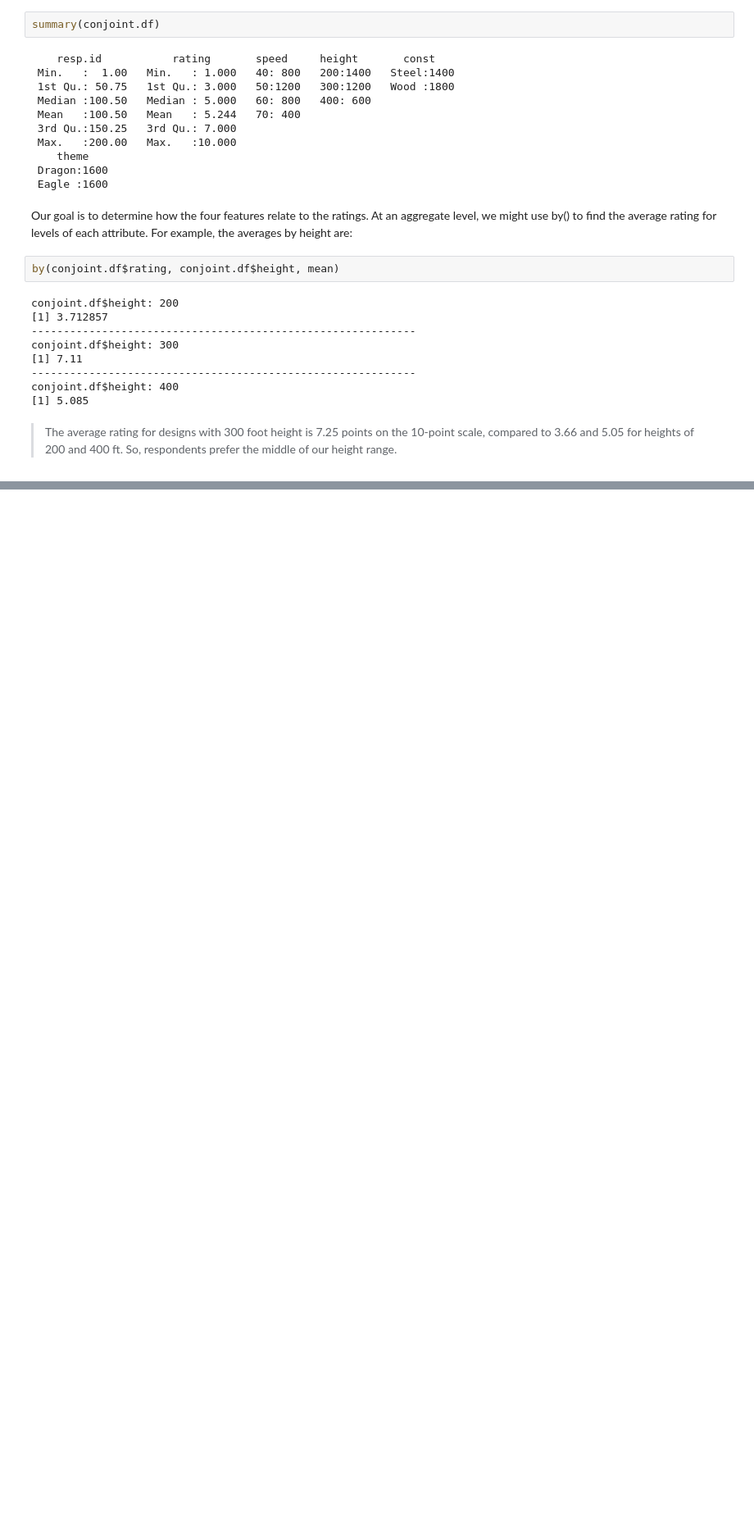
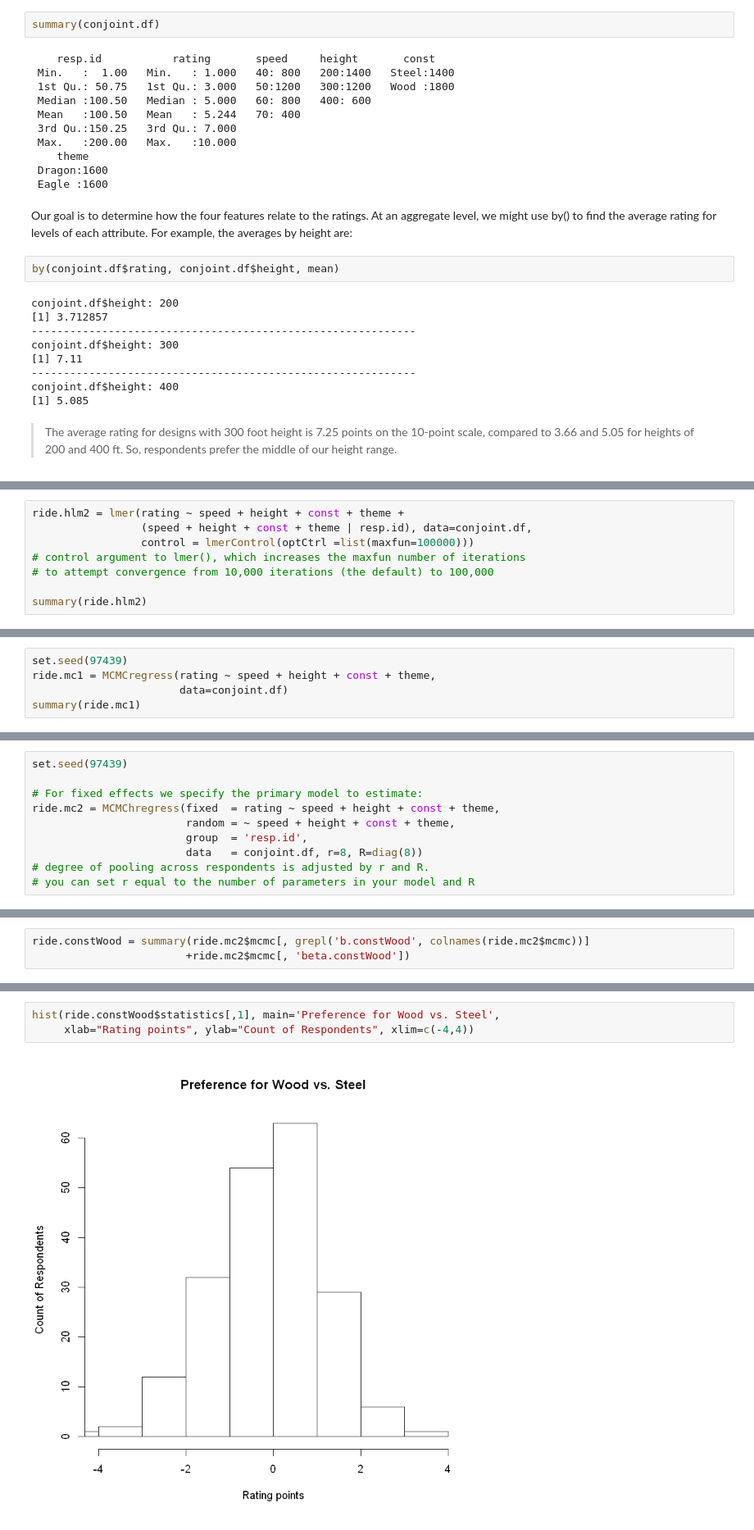
Before and after one commit to LeeChang-Soo/R-for-marketing-analytics, a Jupyter notebook: 9_Additional Linear Modeling Topics.ipynb, the cells around one changed output, grey strips where cells are left out. Shown: that part at 82% size. Saved outputs shown, nothing was run; the diff lists cells and outputs as text; blank space fills up the shorter version.

```diff
--- a/9_Additional Linear Modeling Topics.ipynb
+++ b/9_Additional Linear Modeling Topics.ipynb
@@ -1009,0 +1138,8 @@ prefer the middle of our height range.
+# %%
+ride.hlm2 = lmer(rating ~ speed + height + const + theme +
+                 (speed + height + const + theme | resp.id), data=conjoint.df,
+                 control = lmerControl(optCtrl =list(maxfun=100000)))
+# control argument to lmer(), which increases the maxfun number of iterations
+# to attempt convergence from 10,000 iterations (the default) to 100,000
+
+summary(ride.hlm2)
@@ -1009,0 +1279,5 @@ prefer the middle of our height range.
+# %%
+set.seed(97439)
+ride.mc1 = MCMCregress(rating ~ speed + height + const + theme,
+                       data=conjoint.df)
+summary(ride.mc1)
@@ -1009,0 +1316,10 @@ prefer the middle of our height range.
+# %%
+set.seed(97439)
+
+# For fixed effects we specify the primary model to estimate:
+ride.mc2 = MCMChregress(fixed  = rating ~ speed + height + const + theme,
+                        random = ~ speed + height + const + theme,
+                        group  = 'resp.id',
+                        data   = conjoint.df, r=8, R=diag(8))
+# degree of pooling across respondents is adjusted by r and R.
+# you can set r equal to the number of parameters in your model and R
@@ -1009,0 +1475,3 @@ prefer the middle of our height range.
+# %%
+ride.constWood = summary(ride.mc2$mcmc[, grepl('b.constWood', colnames(ride.mc2$mcmc))]
+                        +ride.mc2$mcmc[, 'beta.constWood'])
@@ -1009,0 +1482,5 @@ prefer the middle of our height range.
+# %%
+hist(ride.constWood$statistics[,1], main='Preference for Wood vs. Steel',
+     xlab="Rating points", ylab="Count of Respondents", xlim=c(-4,4))
+# %% [output]
+[figure, added]
```
Also changed, not shown: parts of 50 cells of this notebook.
